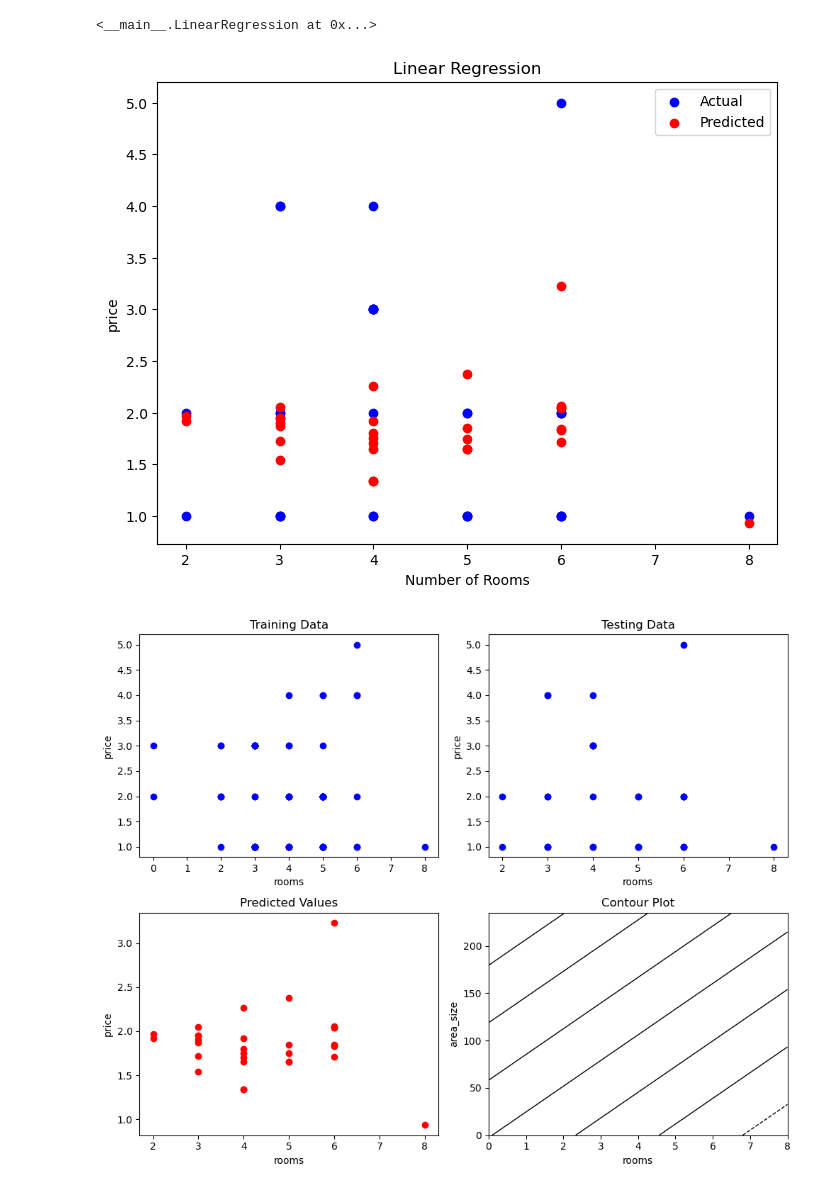
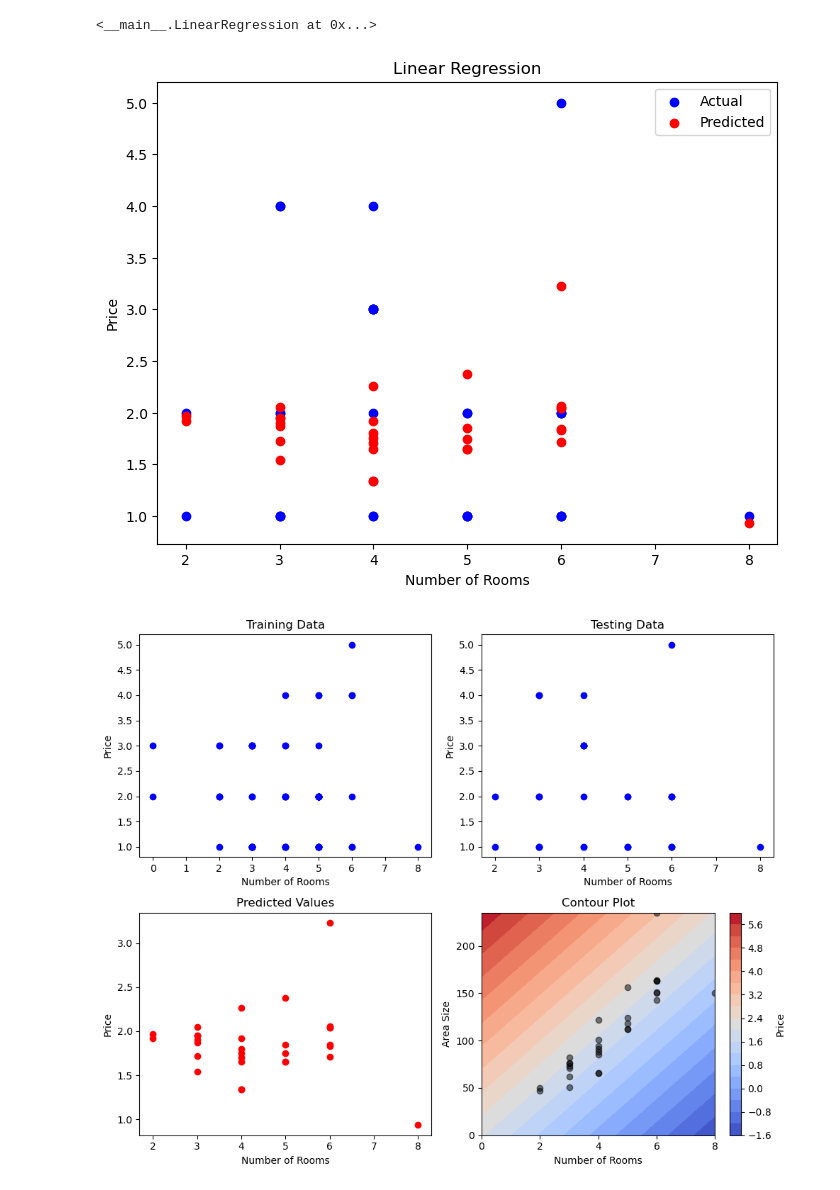
Before and after one commit to sharonsalman/DataScience, a Jupyter notebook: Main.ipynb, the cells around one changed output. Cells and saved outputs as stored; diff of their text form; code cells hidden in the pictures.

Commit message:
Better counter plot

```diff
--- a/Main.ipynb
+++ b/Main.ipynb
@@ -208,6 +208,8 @@ clf.fit(x, y, n_iter=2000, lr=0.01)
 # %% [output]
 <__main__.LinearRegression at 0x...>
 # %%
+import matplotlib.colorbar as cbar
+
 # Set the feature names of x_test
 x_test.columns = ['rooms', 'area_size']
 
@@ -216,45 +218,50 @@ fig, ax = plt.subplots(figsize=(8, 6))
 ax.scatter(x_test['rooms'], y_test, color='blue', label='Actual')
 ax.scatter(x_test['rooms'], y_pred, color='red', label='Predicted')
 ax.set_xlabel('Number of Rooms')
-ax.set_ylabel('price')
+ax.set_ylabel('Price')
 ax.set_title('Linear Regression')
 ax.legend()
 plt.show()
 
 # Plotting the contour plot
 x_range = np.linspace(np.min(x['rooms']), np.max(x['rooms']), 100)
 y_range = np.linspace(np.min(x['area_size']), np.max(x['area_size']), 100)
 x_mesh, y_mesh = np.meshgrid(x_range, y_range)
 z_mesh = model.predict(np.array([x_mesh.ravel(), y_mesh.ravel()]).T).reshape(x_mesh.shape)
 
 fig, axs = plt.subplots(2, 2, figsize=(10, 8))
 
 # Scatter plot of training data
 axs[0, 0].scatter(x_train['rooms'], y_train, color='blue')
-axs[0, 0].set_xlabel('rooms')
-axs[0, 0].set_ylabel('price')
+axs[0, 0].set_xlabel('Number of Rooms')
+axs[0, 0].set_ylabel('Price')
 axs[0, 0].set_title('Training Data')
 
 # Scatter plot of testing data
 axs[0, 1].scatter(x_test['rooms'], y_test, color='blue')
-axs[0, 1].set_xlabel('rooms')
-axs[0, 1].set_ylabel('price')
+axs[0, 1].set_xlabel('Number of Rooms')
+axs[0, 1].set_ylabel('Price')
 axs[0, 1].set_title('Testing Data')
 
 # Predicted values contour plot
 axs[1, 0].scatter(x_test['rooms'], y_pred, color='red')
-axs[1, 0].set_xlabel('rooms')
-axs[1, 0].set_ylabel('price')
+axs[1, 0].set_xlabel('Number of Rooms')
+axs[1, 0].set_ylabel('Price')
 axs[1, 0].set_title('Predicted Values')
 
 # Contour plot
-axs[1, 1].tricontour(x_mesh.ravel(), y_mesh.ravel(), z_mesh.ravel(), colors='black', linewidths=1)
-axs[1, 1].set_xlabel('rooms')
-axs[1, 1].set_ylabel('area_size')
+contour = axs[1, 1].contourf(x_mesh, y_mesh, z_mesh, levels=20, cmap='coolwarm')
+axs[1, 1].scatter(x_test['rooms'], x_test['area_size'], color='black', alpha=0.5)
+axs[1, 1].set_xlabel('Number of Rooms')
+axs[1, 1].set_ylabel('Area Size')
 axs[1, 1].set_title('Contour Plot')
+
+# Add colorbar
+cbar = fig.colorbar(contour, ax=axs[1, 1])
+cbar.set_label('Price')
 
 plt.tight_layout()
 plt.show()
 # %% [output]
 [figure]
-[figure, old version]
+[figure, new version]
```
